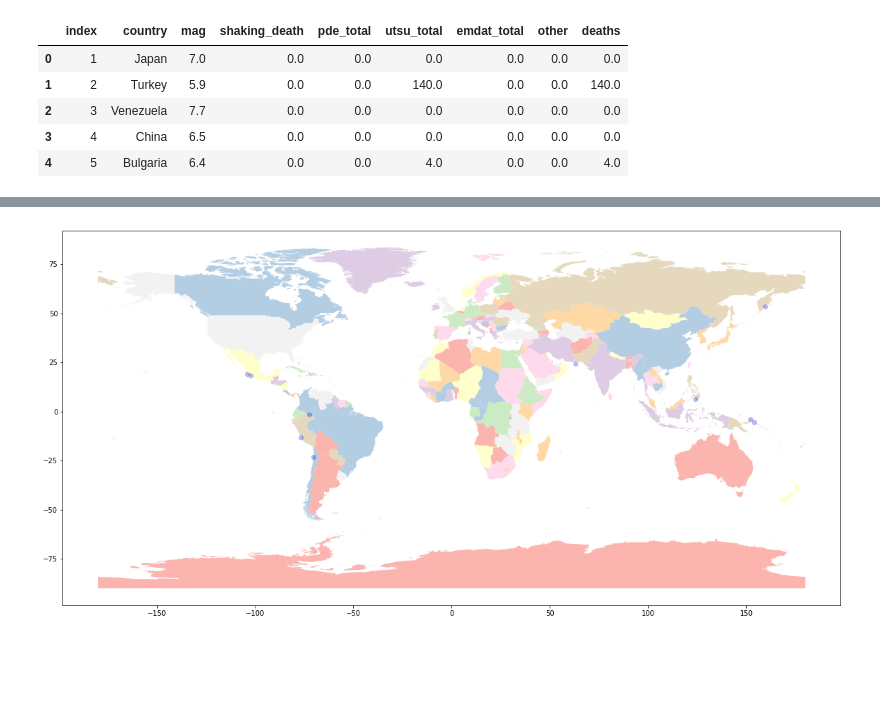
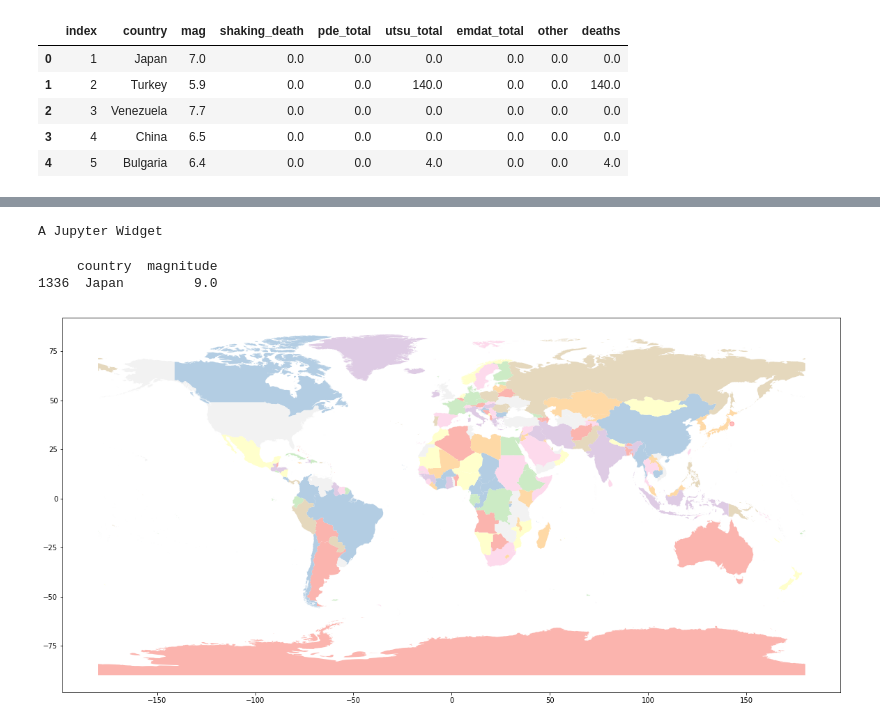
Before and after one commit to shrutijalewar/data-question-3-xtreme-united, a Jupyter notebook: Assigment3.ipynb, the cells around one changed output, grey strips where cells are left out. Cells and saved outputs as stored; diff of their text form; code cells hidden in the pictures; blank space fills up the shorter version.

Commit message:
Adding Widget

```diff
--- a/Assigment3.ipynb
+++ b/Assigment3.ipynb
@@ -60,10 +60,10 @@ eq_df[eq_df['long']==''] = np.nan
 #eq_df[eq_df['deaths']==''] = np.nan
 
 eq_df= eq_df.dropna(subset=['lat','long','deaths'])
-eq_df['lat'] = pd.to_numeric(eq1['lat'], errors='coerce')
-eq_df['long'] = pd.to_numeric(eq1['long'], errors='coerce')
-eq_df['deaths'] = pd.to_numeric(eq1['deaths'], errors='coerce')
-eq_df['magnitude'] = pd.to_numeric(eq1['magnitude'], errors='coerce')
+eq_df['lat'] = pd.to_numeric(eq_df['lat'], errors='coerce')
+eq_df['long'] = pd.to_numeric(eq_df['long'], errors='coerce')
+eq_df['deaths'] = pd.to_numeric(eq_df['deaths'], errors='coerce')
+eq_df['magnitude'] = pd.to_numeric(eq_df['magnitude'], errors='coerce')
 #eq1.info()
 
 
@@ -259,32 +258,42 @@ from IPython.display import display, clear_output
 # %%
 
 magnitude = sorted(list(set(round(eq_df.magnitude,2))), reverse = True)
 magnitude.insert(0, 'Select a Magnitude')
 
 
 # # #create the widget
 magnitude_dropdown = widgets.Dropdown(
     options = magnitude,
     value = 'Select a Magnitude',
     description = 'Magnitude:',
     disabled = False,
 )
 
 # # #define the behavior you want when a widget event is triggered (handler)
 def response(change):
     clear_output()
-#   query_text = "magnitude == " + "'" + change['new'] + "'"
-    query_text = "magnitude == " + "'" + '8.0' + "'"
-    # hard coded. need to find out how to use change['new']
-    eq_df_new = eq_df.query(query_text)
+    display(magnitude_dropdown)
+    drop_down_value = change['new']
+
+    query_text = "magnitude == " + "'" + str(drop_down_value) + "'"
+    world_df = eq_df.query(query_text)
+
+    #print(world_df.head(10))
+    print(world_df[['country','magnitude']])
+
+
     fig, ax = plt.subplots(figsize = (20, 20), subplot_kw = {'aspect':'equal'})
-    base = world_df.plot(column = 'NAME', legend = False, ax = ax, cmap = 'Pastel1', markersize = 7)
-    plt.scatter(x = eq_df_new['long'], y = eq_df_new['lat'], alpha = 0.25, color = 'blue')
+    base = world.plot(column = 'NAME', legend = False, ax = ax, cmap = 'Pastel1', markersize = 7)
+    plt.scatter(x = world_df['long'], y = world_df['lat'], alpha = 0.25, color = 'red')
+
+
 
 #specify the event trigger
 magnitude_dropdown.observe(response, names='value')
-
 #display widget
 display(magnitude_dropdown)
 # %% [output]
+A Jupyter Widget
+     country  magnitude
+1336  Japan         9.0
-[figure, old version]
+[figure, new version]
```
Also changed, not shown: parts of 9 cells of this notebook.
